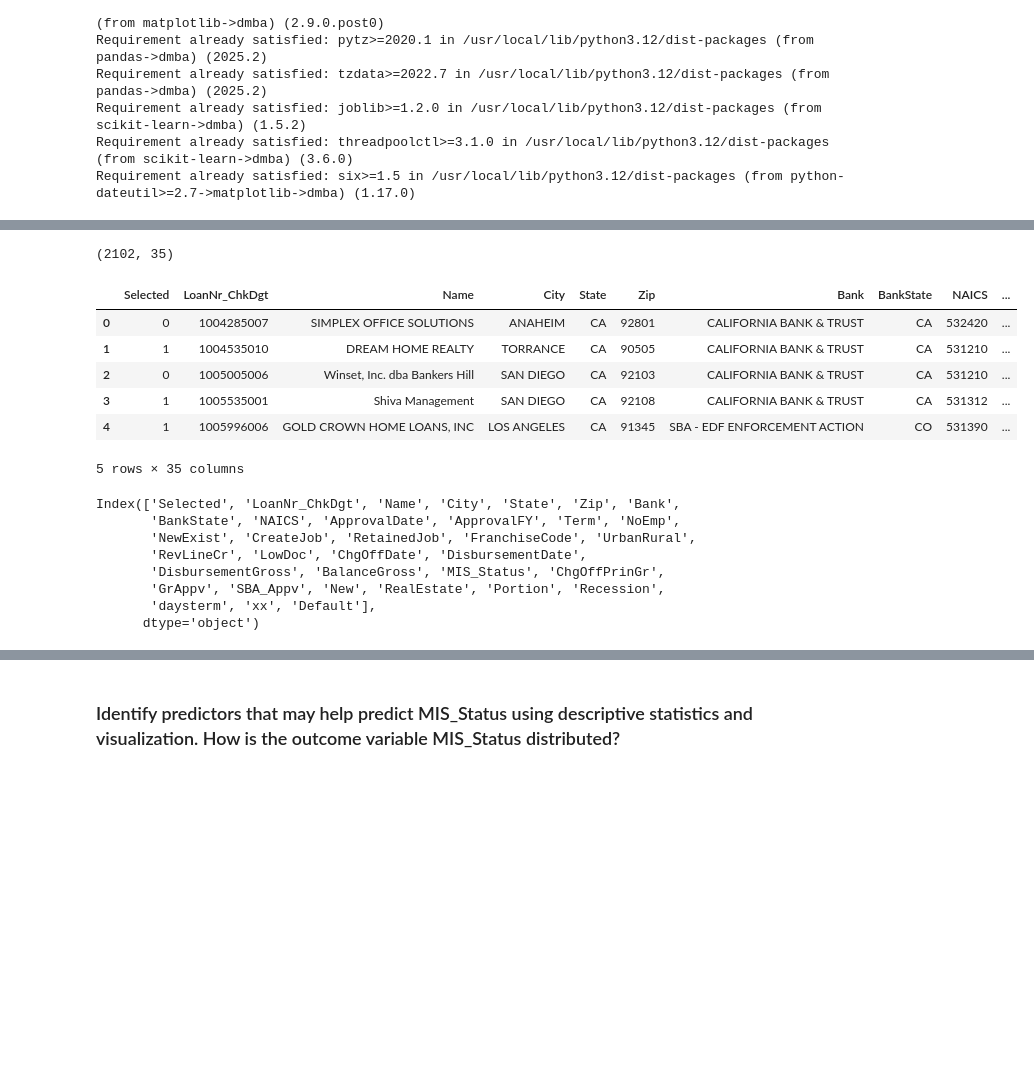
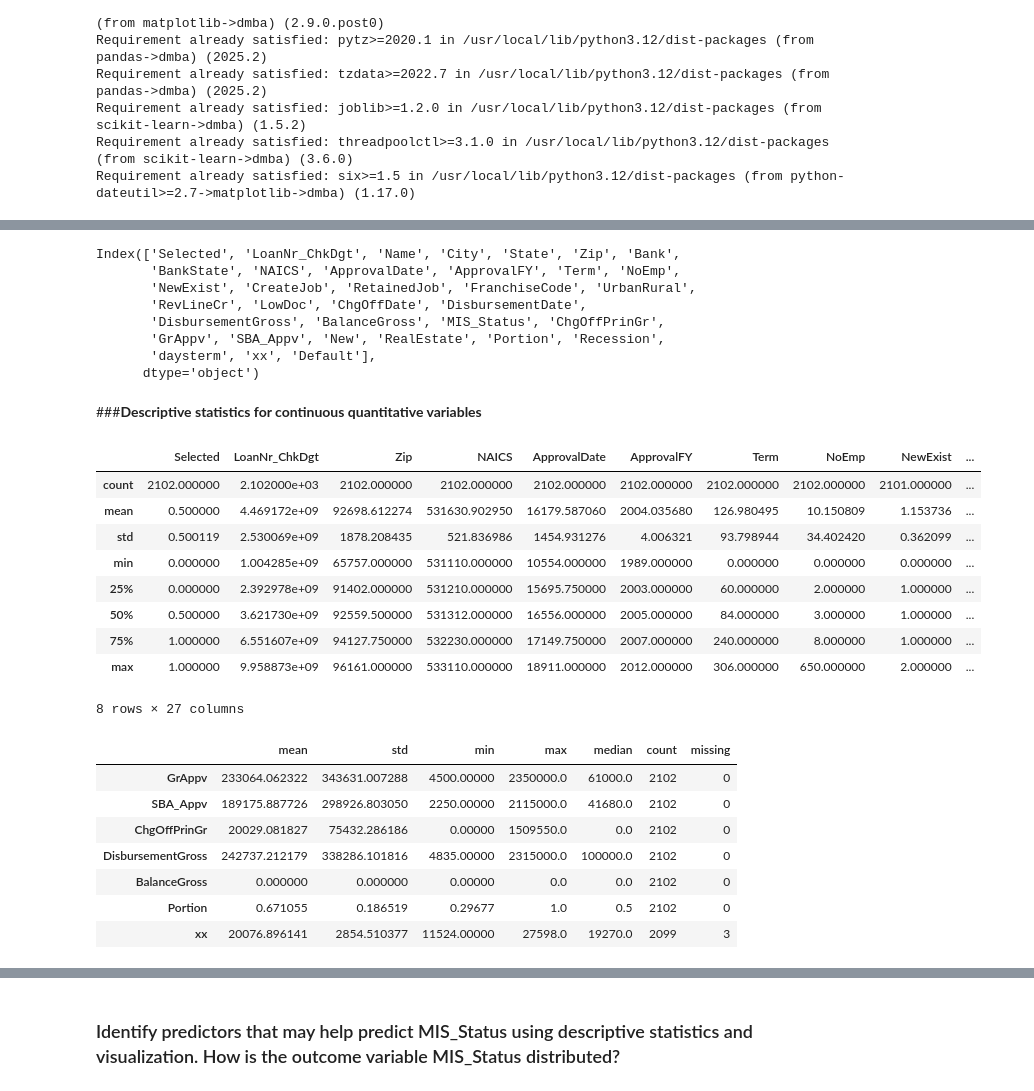
Before and after one commit to manvirkaur84/manvirkaur, a Jupyter notebook: docs/ml-concepts/207_ML_MSBA/take_home_project.ipynb, the cells around one changed output, grey strips where cells are left out. Saved outputs shown, nothing was run; the diff lists cells and outputs as text; code cells hidden in the pictures; blank space fills up the shorter version.

```diff
--- a/docs/ml-concepts/207_ML_MSBA/take_home_project.ipynb
+++ b/docs/ml-concepts/207_ML_MSBA/take_home_project.ipynb
@@ -51,25 +65,50 @@ sba_df = pd.read_csv(DATA / 'SBAcase.11.13.17.csv')
 # %%
-sba_df.shape
+sba_df.columns
 # %% [output]
-(2102, 35)
+Index(['Selected', 'LoanNr_ChkDgt', 'Name', 'City', 'State', 'Zip', 'Bank',
+       'BankState', 'NAICS', 'ApprovalDate', 'ApprovalFY', 'Term', 'NoEmp',
+       'NewExist', 'CreateJob', 'RetainedJob', 'FranchiseCode', 'UrbanRural',
+       'RevLineCr', 'LowDoc', 'ChgOffDate', 'DisbursementDate',
+       'DisbursementGross', 'BalanceGross', 'MIS_Status', 'ChgOffPrinGr',
+       'GrAppv', 'SBA_Appv', 'New', 'RealEstate', 'Portion', 'Recession',
+       'daysterm', 'xx', 'Default'],
+      dtype='object')
+# %% [markdown]
+###**Descriptive statistics for continuous quantitative variables**
 # %%
-sba_df.head()
+sba_df.describe() #only variables with numeric format
 # %% [output]
-|  | Selected | LoanNr_ChkDgt | Name | City | State | Zip | Bank | BankState | NAICS | ... |
-| 0 | 0 | 1004285007 | SIMPLEX OFFICE SOLUTIONS | ANAHEIM | CA | 92801 | CALIFORNIA BANK & TRUST | CA | 532420 | ... |
-| 1 | 1 | 1004535010 | DREAM HOME REALTY | TORRANCE | CA | 90505 | CALIFORNIA BANK & TRUST | CA | 531210 | ... |
-| 2 | 0 | 1005005006 | Winset, Inc. dba Bankers Hill | SAN DIEGO | CA | 92103 | CALIFORNIA BANK & TRUST | CA | 531210 | ... |
-| 3 | 1 | 1005535001 | Shiva Management | SAN DIEGO | CA | 92108 | CALIFORNIA BANK & TRUST | CA | 531312 | ... |
-| 4 | 1 | 1005996006 | GOLD CROWN HOME LOANS, INC | LOS ANGELES | CA | 91345 | SBA - EDF ENFORCEMENT ACTION | CO | 531390 | ... |
+|  | Selected | LoanNr_ChkDgt | Zip | NAICS | ApprovalDate | ApprovalFY | Term | NoEmp | NewExist | ... |
+| count | 2102.000000 | 2.102000e+03 | 2102.000000 | 2102.000000 | 2102.000000 | 2102.000000 | 2102.000000 | 2102.000000 | 2101.000000 | ... |
+| mean | 0.500000 | 4.469172e+09 | 92698.612274 | 531630.902950 | 16179.587060 | 2004.035680 | 126.980495 | 10.150809 | 1.153736 | ... |
+| std | 0.500119 | 2.530069e+09 | 1878.208435 | 521.836986 | 1454.931276 | 4.006321 | 93.798944 | 34.402420 | 0.362099 | ... |
+| min | 0.000000 | 1.004285e+09 | 65757.000000 | 531110.000000 | 10554.000000 | 1989.000000 | 0.000000 | 0.000000 | 0.000000 | ... |
+| 25% | 0.000000 | 2.392978e+09 | 91402.000000 | 531210.000000 | 15695.750000 | 2003.000000 | 60.000000 | 2.000000 | 1.000000 | ... |
+| 50% | 0.500000 | 3.621730e+09 | 92559.500000 | 531312.000000 | 16556.000000 | 2005.000000 | 84.000000 | 3.000000 | 1.000000 | ... |
+| 75% | 1.000000 | 6.551607e+09 | 94127.750000 | 532230.000000 | 17149.750000 | 2007.000000 | 240.000000 | 8.000000 | 1.000000 | ... |
+| max | 1.000000 | 9.958873e+09 | 96161.000000 | 533110.000000 | 18911.000000 | 2012.000000 | 306.000000 | 650.000000 | 2.000000 | ... |
-5 rows × 35 columns
+8 rows × 27 columns
 # %%
-sba_df.columns
+#have more than 1 variable, so making a list of all numeric continuous variables
+numeric_continuous_variables = ['GrAppv', 'SBA_Appv', 'ChgOffPrinGr', 'DisbursementGross', 'BalanceGross', 'Portion', 'xx']
+
+descriptive_stats = pd.DataFrame({
+    'mean': sba_df[numeric_continuous_variables].mean(),
+    'std': sba_df[numeric_continuous_variables].std(),
+    'min': sba_df[numeric_continuous_variables].min(),
+    'max': sba_df[numeric_continuous_variables].max(),
+    'median': sba_df[numeric_continuous_variables].median(),
+    'count': sba_df[numeric_continuous_variables].count(),
+    'missing': sba_df[numeric_continuous_variables].isnull().sum()
+})
+
+descriptive_stats
 # %% [output]
-Index(['Selected', 'LoanNr_ChkDgt', 'Name', 'City', 'State', 'Zip', 'Bank',
-       'BankState', 'NAICS', 'ApprovalDate', 'ApprovalFY', 'Term', 'NoEmp',
-       'NewExist', 'CreateJob', 'RetainedJob', 'FranchiseCode', 'UrbanRural',
-       'RevLineCr', 'LowDoc', 'ChgOffDate', 'DisbursementDate',
-       'DisbursementGross', 'BalanceGross', 'MIS_Status', 'ChgOffPrinGr',
-       'GrAppv', 'SBA_Appv', 'New', 'RealEstate', 'Portion', 'Recession',
-       'daysterm', 'xx', 'Default'],
-      dtype='object')
+|  | mean | std | min | max | median | count | missing |
+| GrAppv | 233064.062322 | 343631.007288 | 4500.00000 | 2350000.0 | 61000.0 | 2102 | 0 |
+| SBA_Appv | 189175.887726 | 298926.803050 | 2250.00000 | 2115000.0 | 41680.0 | 2102 | 0 |
+| ChgOffPrinGr | 20029.081827 | 75432.286186 | 0.00000 | 1509550.0 | 0.0 | 2102 | 0 |
+| DisbursementGross | 242737.212179 | 338286.101816 | 4835.00000 | 2315000.0 | 100000.0 | 2102 | 0 |
+| BalanceGross | 0.000000 | 0.000000 | 0.00000 | 0.0 | 0.0 | 2102 | 0 |
+| Portion | 0.671055 | 0.186519 | 0.29677 | 1.0 | 0.5 | 2102 | 0 |
+| xx | 20076.896141 | 2854.510377 | 11524.00000 | 27598.0 | 19270.0 | 2099 | 3 |
```
Also changed, not shown: parts of 13 cells of this notebook.
